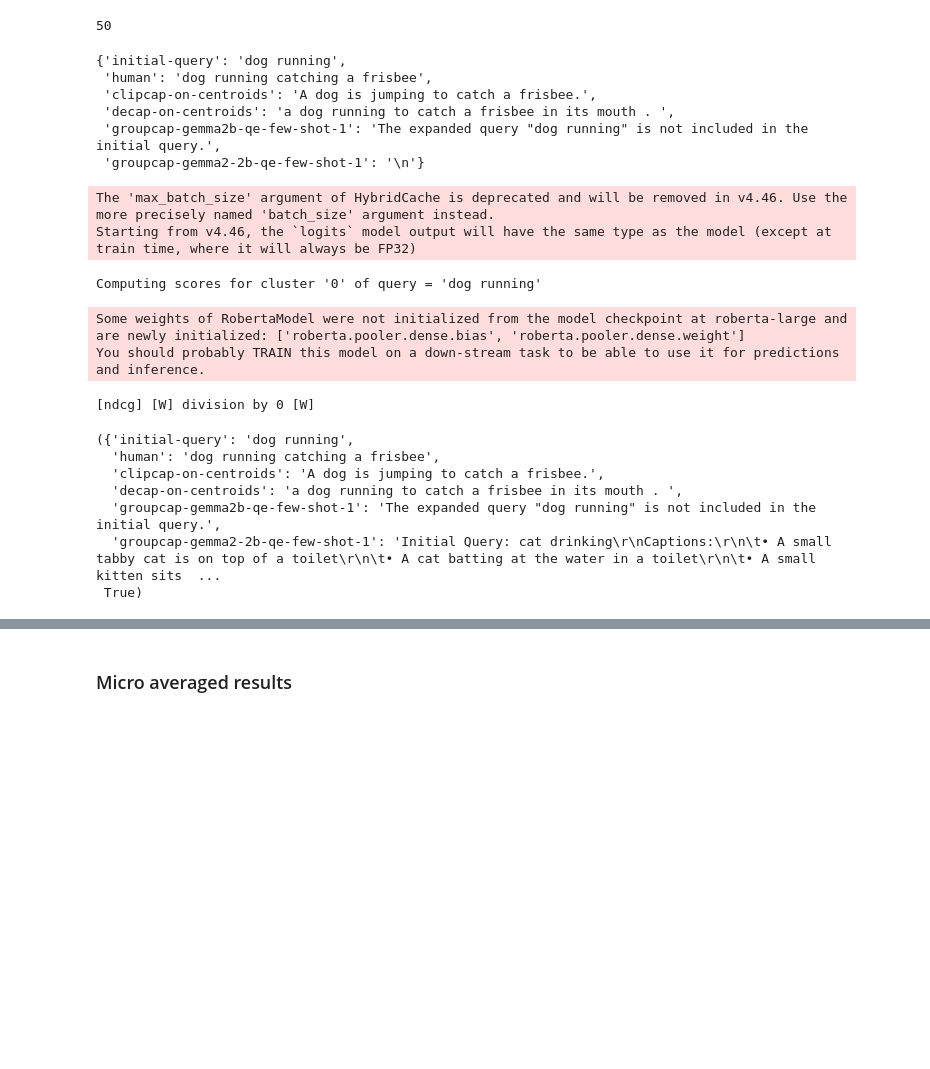
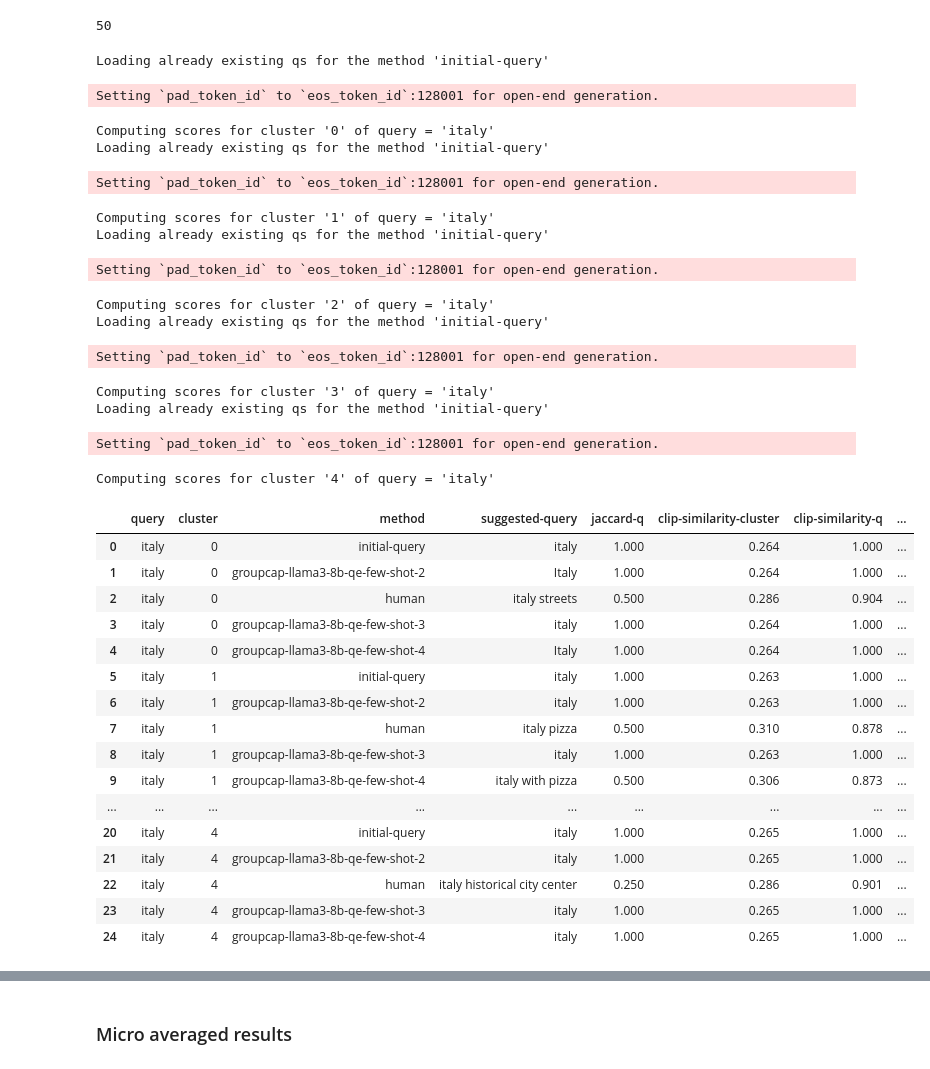
Before and after one commit to Ruggero1912/CroQS-benchmark, a Jupyter notebook: evaluation.ipynb, the cells around one changed output, grey strips where cells are left out. Drawn from its saved outputs; the diff is of its cells as text; code cells hidden in the pictures; blank space fills up the shorter version.

```diff
--- a/evaluation.ipynb
+++ b/evaluation.ipynb
@@ -76,28 +77,43 @@ def load_qe_dict(ir_system, load_group_cap : bool = False):
     return qe_dict
 
 qe_dict = load_qe_dict(croQS.ir_system, True)
-# %%
-croQS.get_query_suggestions("dog running", "0")
-# %% [output]
-{'initial-query': 'dog running',
- 'human': 'dog running catching a frisbee',
- 'clipcap-on-centroids': 'A dog is jumping to catch a frisbee.',
- 'decap-on-centroids': 'a dog running to catch a frisbee in its mouth . ',
- 'groupcap-gemma2b-qe-few-shot-1': 'The expanded query "dog running" is not included in the initial query.',
- 'groupcap-gemma2-2b-qe-few-shot-1': '\n'}
-# %%
-croQS.load_query_suggestions("dog running", "0", qe_dict, force_update=True)
-# %% [output]
-The 'max_batch_size' argument of HybridCache is deprecated and will be removed in v4.46. Use the more precisely named 'batch_size' argument instead.
-Starting from v4.46, the `logits` model output will have the same type as the model (except at train time, where it will always be FP32)
-Computing scores for cluster '0' of query = 'dog running'
-Some weights of RobertaModel were not initialized from the model checkpoint at roberta-large and are newly initialized: ['roberta.pooler.dense.bias', 'roberta.pooler.dense.weight']
-You should probably TRAIN this model on a down-stream task to be able to use it for predictions and inference.
-[ndcg] [W] division by 0 [W]
-({'initial-query': 'dog running',
-  'human': 'dog running catching a frisbee',
-  'clipcap-on-centroids': 'A dog is jumping to catch a frisbee.',
-  'decap-on-centroids': 'a dog running to catch a frisbee in its mouth . ',
-  'groupcap-gemma2b-qe-few-shot-1': 'The expanded query "dog running" is not included in the initial query.',
-  'groupcap-gemma2-2b-qe-few-shot-1': 'Initial Query: cat drinking\r\nCaptions:\r\n\t• A small tabby cat is on top of a toilet\r\n\t• A cat batting at the water in a toilet\r\n\t• A small kitten sits  ...
- True)
+# %%
+import pandas as pd
+
+q = "italy"
+r = croQS.get_query_suggestions_dataframe_for_query(q, qe_dict)
+
+r[0]
+# %% [output]
+Loading already existing qs for the method 'initial-query'
+Setting `pad_token_id` to `eos_token_id`:128001 for open-end generation.
+Computing scores for cluster '0' of query = 'italy'
+Loading already existing qs for the method 'initial-query'
+Setting `pad_token_id` to `eos_token_id`:128001 for open-end generation.
+Computing scores for cluster '1' of query = 'italy'
+Loading already existing qs for the method 'initial-query'
+Setting `pad_token_id` to `eos_token_id`:128001 for open-end generation.
+Computing scores for cluster '2' of query = 'italy'
+Loading already existing qs for the method 'initial-query'
+Setting `pad_token_id` to `eos_token_id`:128001 for open-end generation.
+Computing scores for cluster '3' of query = 'italy'
+Loading already existing qs for the method 'initial-query'
+Setting `pad_token_id` to `eos_token_id`:128001 for open-end generation.
+Computing scores for cluster '4' of query = 'italy'
+|  | query | cluster | method | suggested-query | jaccard-q | clip-similarity-cluster | clip-similarity-q | ... |
+| 0 | italy | 0 | initial-query | italy | 1.000 | 0.264 | 1.000 | ... |
+| 1 | italy | 0 | groupcap-llama3-8b-qe-few-shot-2 | Italy | 1.000 | 0.264 | 1.000 | ... |
+| 2 | italy | 0 | human | italy streets | 0.500 | 0.286 | 0.904 | ... |
+| 3 | italy | 0 | groupcap-llama3-8b-qe-few-shot-3 | italy | 1.000 | 0.264 | 1.000 | ... |
+| 4 | italy | 0 | groupcap-llama3-8b-qe-few-shot-4 | Italy | 1.000 | 0.264 | 1.000 | ... |
+| 5 | italy | 1 | initial-query | italy | 1.000 | 0.263 | 1.000 | ... |
+| 6 | italy | 1 | groupcap-llama3-8b-qe-few-shot-2 | italy | 1.000 | 0.263 | 1.000 | ... |
+| 7 | italy | 1 | human | italy pizza | 0.500 | 0.310 | 0.878 | ... |
+| 8 | italy | 1 | groupcap-llama3-8b-qe-few-shot-3 | italy | 1.000 | 0.263 | 1.000 | ... |
+| 9 | italy | 1 | groupcap-llama3-8b-qe-few-shot-4 | italy with pizza | 0.500 | 0.306 | 0.873 | ... |
+| ... | ... | ... | ... | ... | ... | ... | ... | ... |
+| 20 | italy | 4 | initial-query | italy | 1.000 | 0.265 | 1.000 | ... |
+| 21 | italy | 4 | groupcap-llama3-8b-qe-few-shot-2 | italy | 1.000 | 0.265 | 1.000 | ... |
+| 22 | italy | 4 | human | italy historical city center | 0.250 | 0.286 | 0.901 | ... |
+| 23 | italy | 4 | groupcap-llama3-8b-qe-few-shot-3 | italy | 1.000 | 0.265 | 1.000 | ... |
+| 24 | italy | 4 | groupcap-llama3-8b-qe-few-shot-4 | italy | 1.000 | 0.265 | 1.000 | ... |
```
Also changed, not shown: parts of 12 cells of this notebook, 6 other files.
